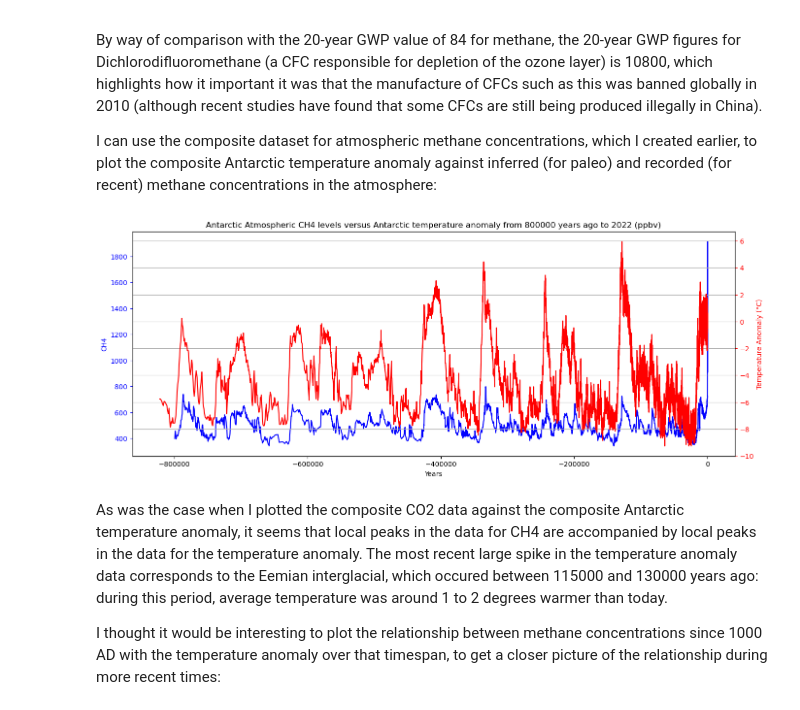
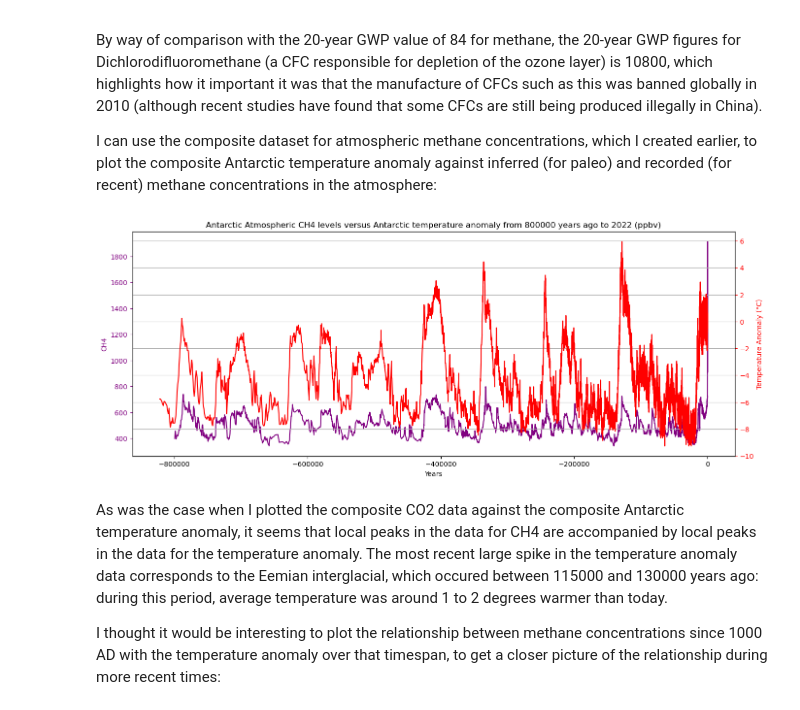
Before and after one commit to jmce22/pfda_project2, a Jupyter notebook: pfda_project2.ipynb, the cells around one changed output. Cells and saved outputs as stored; diff of their text form; code cells hidden in the pictures.

```diff
--- a/pfda_project2.ipynb
+++ b/pfda_project2.ipynb
@@ -765,26 +812,26 @@ I can use the composite dataset for atmospheric methane concentrations, which I
 # %%
 fig, ax1 = plt.subplots(figsize=(16, 6))
 
 # This creates a second y-axis which shares the same x-axis as the first y-axis
 ax2 = ax1.twinx()
 
 # Plot for CH4 on the primary y-axis
-ax1.plot(df_ch4['Years'], df_ch4['CH4'], color='blue', label='CH4')
+ax1.plot(df_ch4['Years'], df_ch4['CH4'], color='purple', label='CH4')
 ax1.set_xlabel('Years')
-ax1.set_ylabel('CH4', color='blue')
-ax1.tick_params(axis='y', colors='blue')
+ax1.set_ylabel('CH4', color='purple')
+ax1.tick_params(axis='y', colors='purple')
 
 # Plot for temperature anomaly on secondary y-axis.
 ax2.plot(df_temp_anomaly['Years'], df_temp_anomaly['anomaly'], color='red', label='Temperature anomaly')
 ax2.set_ylabel('Temperature Anomaly (°C)', color='red')
 ax2.tick_params(axis='y', colors='red')
 
 plt.title('Antarctic Atmospheric CH4 levels versus Antarctic temperature anomaly from 800000 years ago to 2022 (ppbv)')
 plt.grid(True)    # This plots a grid which makes it easier to compare both sets of data
 plt.savefig('CH4_vs_temp_anomaly')
 plt.show()
 # %% [output]
-[figure, old version]
+[figure, new version]
 # %% [markdown]
 As was the case when I plotted the composite CO2 data against the composite Antarctic temperature anomaly, it seems that local peaks in the data for CH4 are accompanied by local peaks in the data for the temperature anomaly. The most recent large spike in the temperature anomaly data corresponds to the Eemian interglacial, which occured between 115000 and 130000 years ago: during this period, average temperature was around 1 to 2 degrees warmer than today.
 
```
Also changed, not shown: parts of 33 cells of this notebook, 3 other files.
